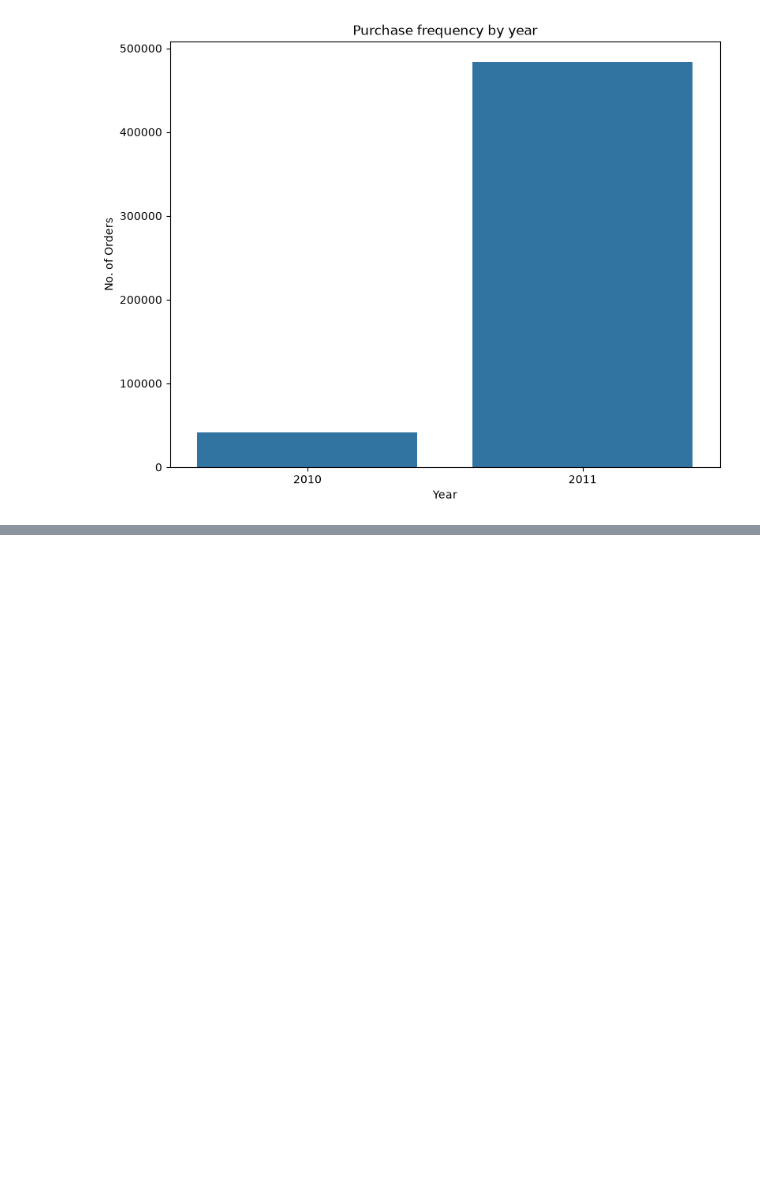
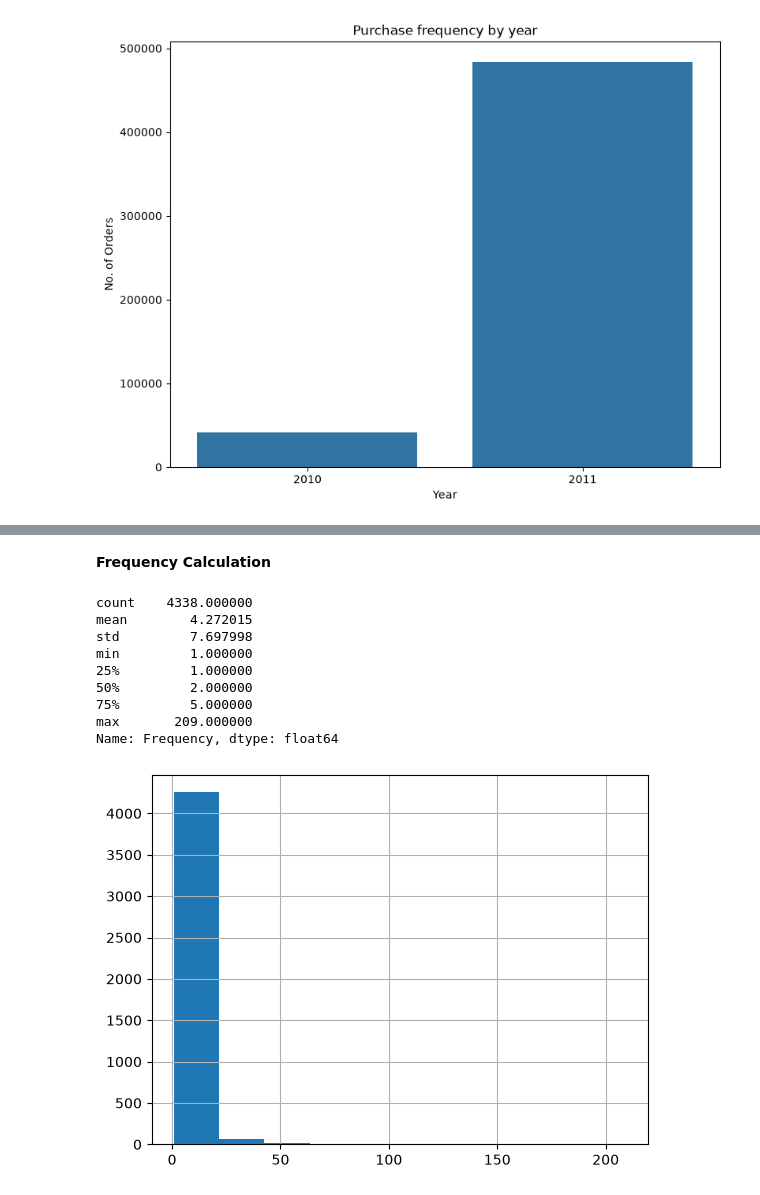
Before and after one commit to there-are-places/Online-Retail-Dataset_Lab2, a Jupyter notebook: onlineRetail.ipynb, the cells around one changed output, grey strips where cells are left out. Saved outputs shown, nothing was run; the diff lists cells and outputs as text; code cells hidden in the pictures; blank space fills up the shorter version.

```diff
--- a/onlineRetail.ipynb
+++ b/onlineRetail.ipynb
@@ -388,0 +421,19 @@ plt.show()
+# %% [markdown]
+**Frequency Calculation**
+# %%
+frequency_df=rfm.groupby(['CustomerID']).agg({'InvoiceNo':'nunique'}).reset_index()
+frequency_df.sort_values('InvoiceNo',ascending=[False])
+frequency_df.rename(columns={'InvoiceNo':'Frequency'},inplace=True)
+frequency_df['Frequency'].hist()
+frequency_df['Frequency'].describe()
+# %% [output]
+count    4338.000000
+mean        4.272015
+std         7.697998
+min         1.000000
+25%         1.000000
+50%         2.000000
+75%         5.000000
+max       209.000000
+Name: Frequency, dtype: float64
+[figure, added]
```
Also changed, not shown: parts of 32 cells of this notebook.
